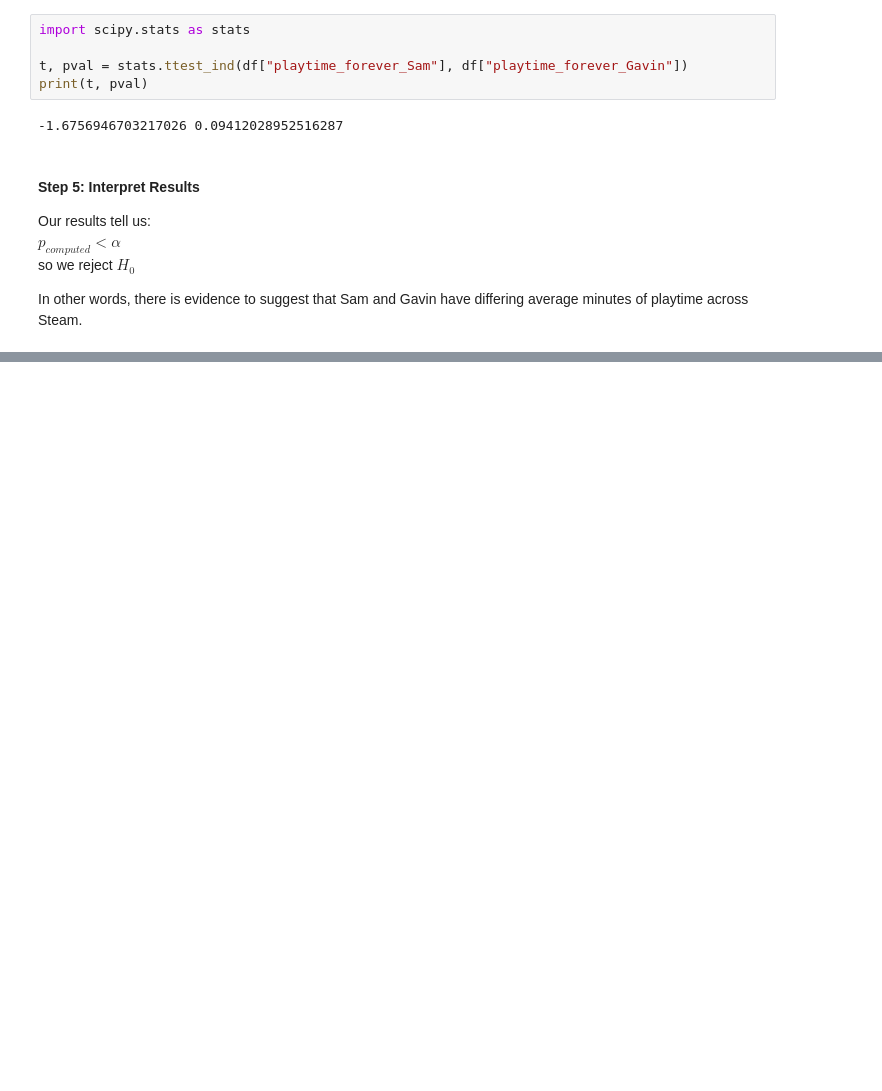
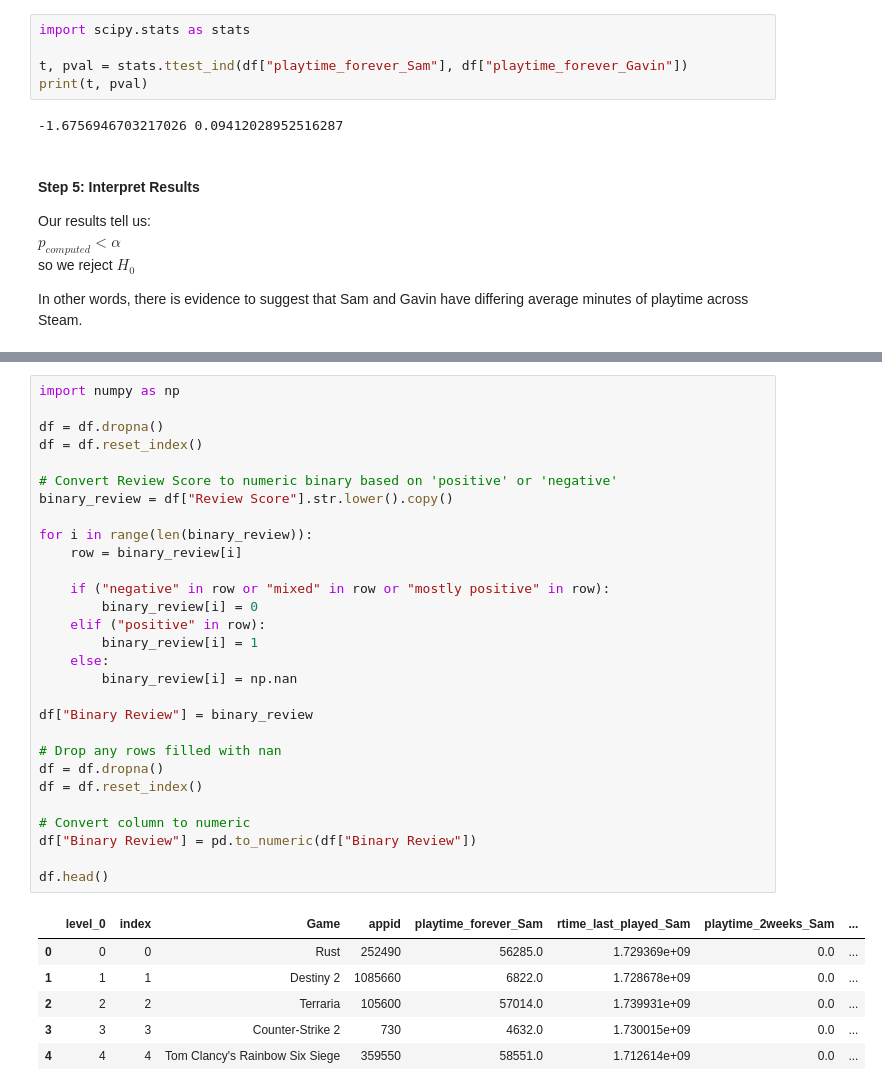
Before and after one commit to samueleallen/Quantified-Self, a Jupyter notebook: QuantifiedSelf.ipynb, the cells around one changed output, grey strips where cells are left out. Saved outputs shown, nothing was run; the diff lists cells and outputs as text; blank space fills up the shorter version.

```diff
--- a/QuantifiedSelf.ipynb
+++ b/QuantifiedSelf.ipynb
@@ -376,0 +422,36 @@ In other words, there is evidence to suggest that Sam and Gavin have differing a
+# %%
+import numpy as np
+
+df = df.dropna()
+df = df.reset_index()
+
+# Convert Review Score to numeric binary based on 'positive' or 'negative'
+binary_review = df["Review Score"].str.lower().copy()
+
+for i in range(len(binary_review)):
+    row = binary_review[i]
+
+    if ("negative" in row or "mixed" in row or "mostly positive" in row):
+        binary_review[i] = 0
+    elif ("positive" in row):
+        binary_review[i] = 1
+    else:
+        binary_review[i] = np.nan
+
+df["Binary Review"] = binary_review
+
+# Drop any rows filled with nan
+df = df.dropna()
+df = df.reset_index()
+
+# Convert column to numeric
+df["Binary Review"] = pd.to_numeric(df["Binary Review"])
+
+df.head()
+# %% [output]
+|  | level_0 | index | Game | appid | playtime_forever_Sam | rtime_last_played_Sam | playtime_2weeks_Sam | ... |
+| 0 | 0 | 0 | Rust | 252490 | 56285.0 | 1.729369e+09 | 0.0 | ... |
+| 1 | 1 | 1 | Destiny 2 | 1085660 | 6822.0 | 1.728678e+09 | 0.0 | ... |
+| 2 | 2 | 2 | Terraria | 105600 | 57014.0 | 1.739931e+09 | 0.0 | ... |
+| 3 | 3 | 3 | Counter-Strike 2 | 730 | 4632.0 | 1.730015e+09 | 0.0 | ... |
+| 4 | 4 | 4 | Tom Clancy's Rainbow Six Siege | 359550 | 58551.0 | 1.712614e+09 | 0.0 | ... |
```
Also changed, not shown: parts of 22 cells of this notebook.
